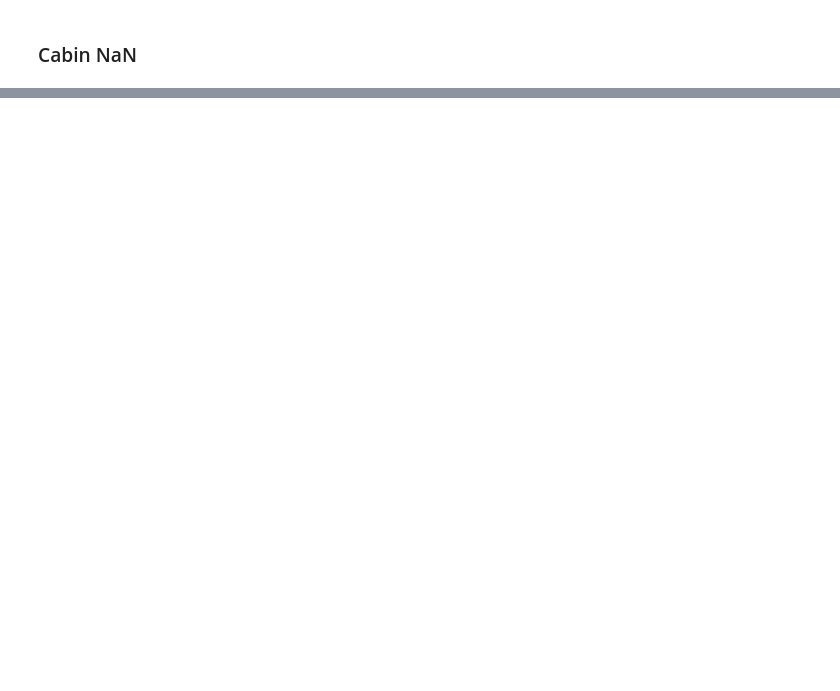
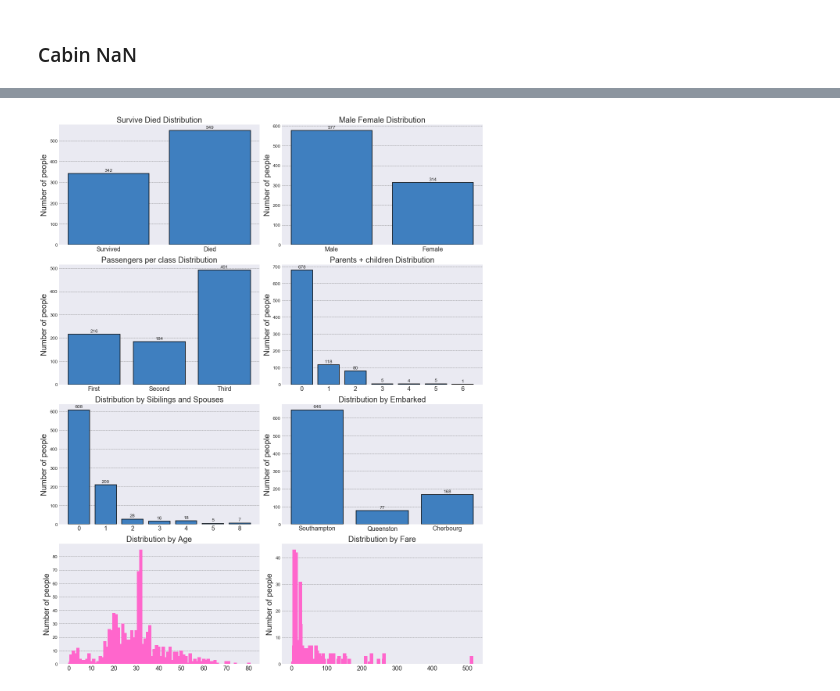
Before and after one commit to JuiceFV/Kaggle, a Jupyter notebook: Titanik/data_evaluation.ipynb, the cells around one changed output, grey strips where cells are left out. Cells and saved outputs as stored; diff of their text form; code cells hidden in the pictures; blank space fills up the shorter version.

```diff
--- a/Titanik/data_evaluation.ipynb
+++ b/Titanik/data_evaluation.ipynb
@@ -1389,0 +1518,91 @@ data_train
+# %%
+fig, axes = plt.subplots(4, 2, figsize=(16, 20))
+
+barplot(
+    ['Survived', 'Died'],
+    [data_train[data_train.Survived == 1].shape[0], data_train[data_train.Survived == 0].shape[0]],
+    "Survive Died Distribution",
+    annotate=True,
+    y_label='Number of people',
+    ax=axes[0,0]
+)
+
+barplot(
+    ['Male', 'Female'],
+    [data_train[data_train.Sex == 'male'].shape[0], data_train[data_train.Sex == 'female'].shape[0]],
+    "Male Female Distribution",
+    annotate=True,
+    y_label='Number of people',
+    ax=axes[0,1]
+)
+
+barplot(
+    ['First', 'Second', 'Third'],
+    [
+        data_train[data_train.Pclass == 1].shape[0],
+        data_train[data_train.Pclass == 2].shape[0],
+        data_train[data_train.Pclass == 3].shape[0]
+    ],
+    "Passengers per class Distribution",
+    annotate=True,
+    y_label='Number of people',
+    ax=axes[1,0]
+)
+
+barplot(
+    [i for i in data_train['Parch'].unique()],
+    [data_train[data_train.Parch == i].shape[0] for i in data_train['Parch'].unique()],
+    "Parents + children Distribution",
+    annotate=True,
+    y_label='Number of people',
+    ax=axes[1,1]
+)
+
+barplot(
+    [str(i) for i in np.sort(data_train.SibSp.value_counts().keys())],
+    [data_train[data_train.SibSp == i].shape[0] for i in np.sort(data_train.SibSp.value_counts().keys())],
+    "Distribution by Sibilings and Spouses",
+    y_label='Number of people',
+    annotate=True,
+    ax=axes[2,0]
+)
+
+barplot(
+    ['Southampton', 'Queenston', 'Cherbourg'],
+    [
+        data_train[data_train.Embarked == 'S'].shape[0],
+        data_train[data_train.Embarked == 'Q'].shape[0],
+        data_train[data_train.Embarked == 'C'].shape[0]
+
+    ],
+    "Distribution by Embarked",
+    y_label='Number of people',
+    annotate=True,
+    ax=axes[2,1]
+)
+
+barplot(
+    data_train['Age'].value_counts().keys(),
+    data_train['Age'].value_counts().values,
+    "Distribution by Age",
+    y_label='Number of people',
+    ax=axes[3,0],
+    width=1.5,
+    color=['#FF66CC'],
+    linewidth=0
+)
+
+barplot(
+    data_train['Fare'].value_counts().keys(),
+    data_train['Fare'].value_counts().values,
+    "Distribution by Fare",
+    y_label='Number of people',
+    ax=axes[3,1],
+    width=10,
+    color=['#FF66CC'],
+    linewidth=0
+)
+
+fig.tight_layout()
+# %% [output]
+[figure, added]
```
Also changed, not shown: parts of 60 cells of this notebook, 1 other file.
